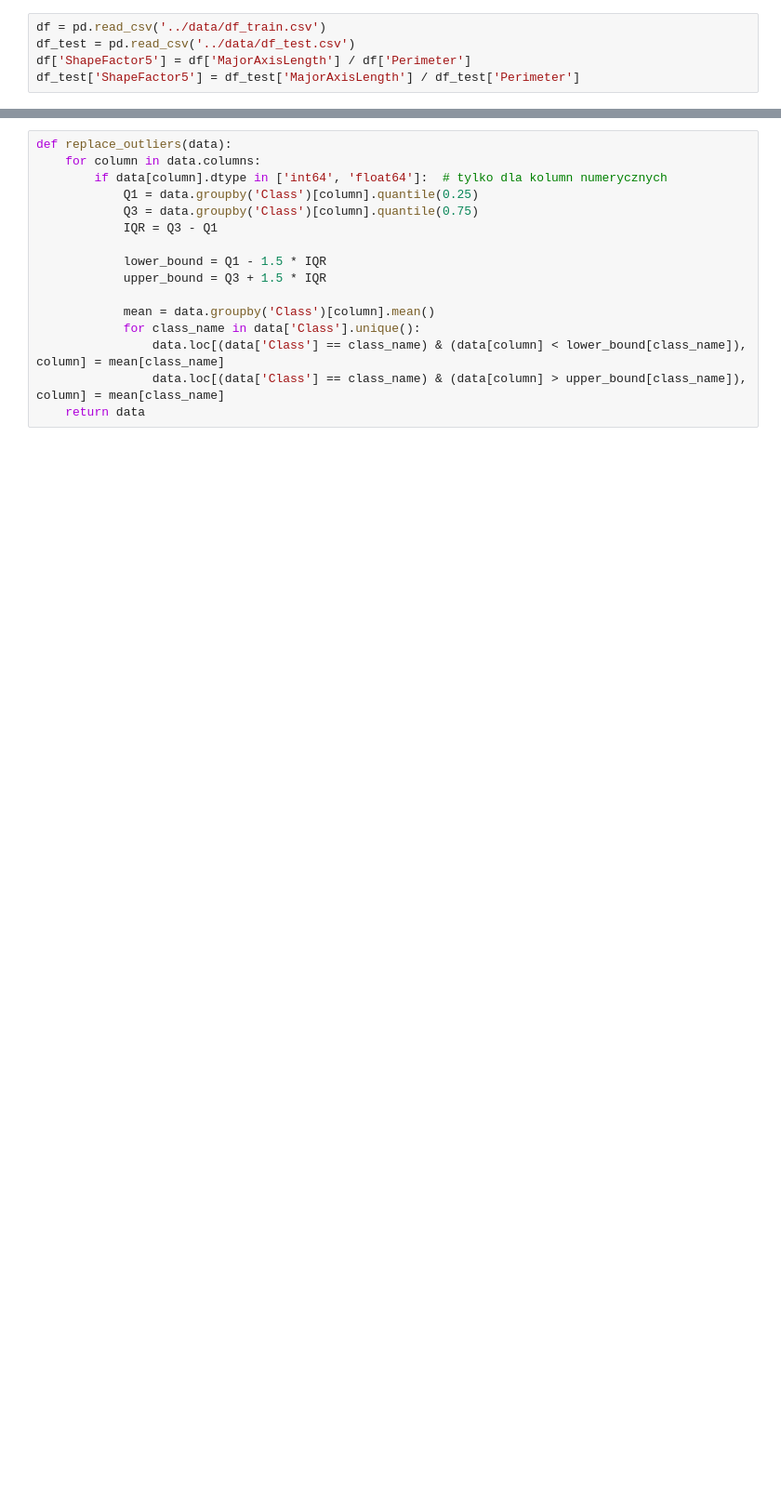
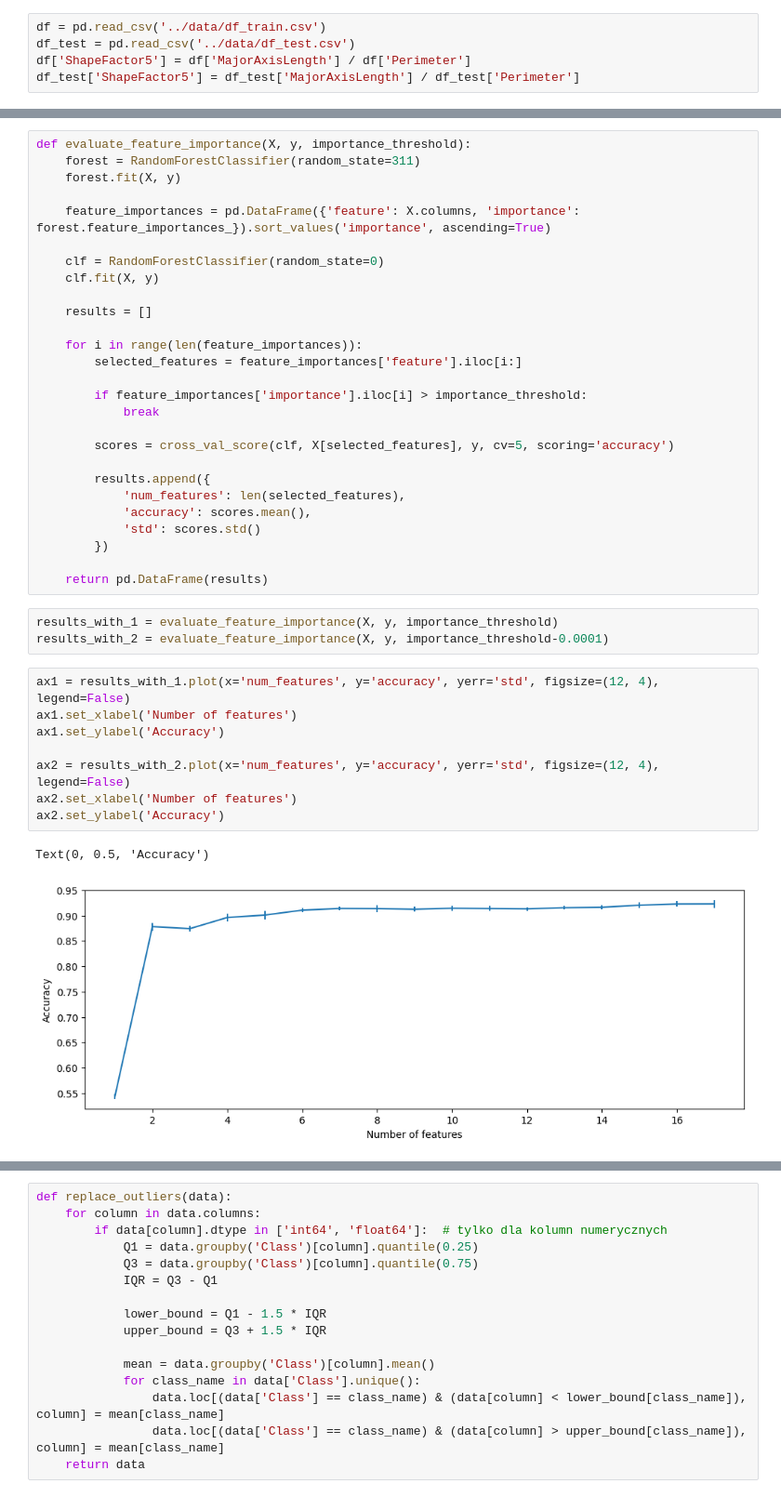
Before and after one commit to tomaszzywicki/Dry-Bean-Classification, a Jupyter notebook: notebooks/data_pereparation2.ipynb, the cells around one changed output, grey strips where cells are left out. Shown at 93% size. Drawn from its saved outputs; the diff is of its cells as text; blank space fills up the shorter version.

```diff
--- a/notebooks/data_pereparation2.ipynb
+++ b/notebooks/data_pereparation2.ipynb
@@ -16,0 +106,41 @@ df_test['ShapeFactor5'] = df_test['MajorAxisLength'] / df_test['Perimeter']
+# %%
+def evaluate_feature_importance(X, y, importance_threshold):
+    forest = RandomForestClassifier(random_state=311)
+    forest.fit(X, y)
+
+    feature_importances = pd.DataFrame({'feature': X.columns, 'importance': forest.feature_importances_}).sort_values('importance', ascending=True)
+
+    clf = RandomForestClassifier(random_state=0)
+    clf.fit(X, y)
+
+    results = []
+
+    for i in range(len(feature_importances)):
+        selected_features = feature_importances['feature'].iloc[i:]
+
+        if feature_importances['importance'].iloc[i] > importance_threshold:
+            break
+
+        scores = cross_val_score(clf, X[selected_features], y, cv=5, scoring='accuracy')
+
+        results.append({
+            'num_features': len(selected_features),
+            'accuracy': scores.mean(),
+            'std': scores.std()
+        })
+
+    return pd.DataFrame(results)
+# %%
+results_with_1 = evaluate_feature_importance(X, y, importance_threshold)
+results_with_2 = evaluate_feature_importance(X, y, importance_threshold-0.0001)
+# %%
+ax1 = results_with_1.plot(x='num_features', y='accuracy', yerr='std', figsize=(12, 4), legend=False)
+ax1.set_xlabel('Number of features')
+ax1.set_ylabel('Accuracy')
+
+ax2 = results_with_2.plot(x='num_features', y='accuracy', yerr='std', figsize=(12, 4), legend=False)
+ax2.set_xlabel('Number of features')
+ax2.set_ylabel('Accuracy')
+# %% [output]
+Text(0, 0.5, 'Accuracy')
+[figure, added]
```
Also changed, not shown: parts of 28 cells of this notebook.
